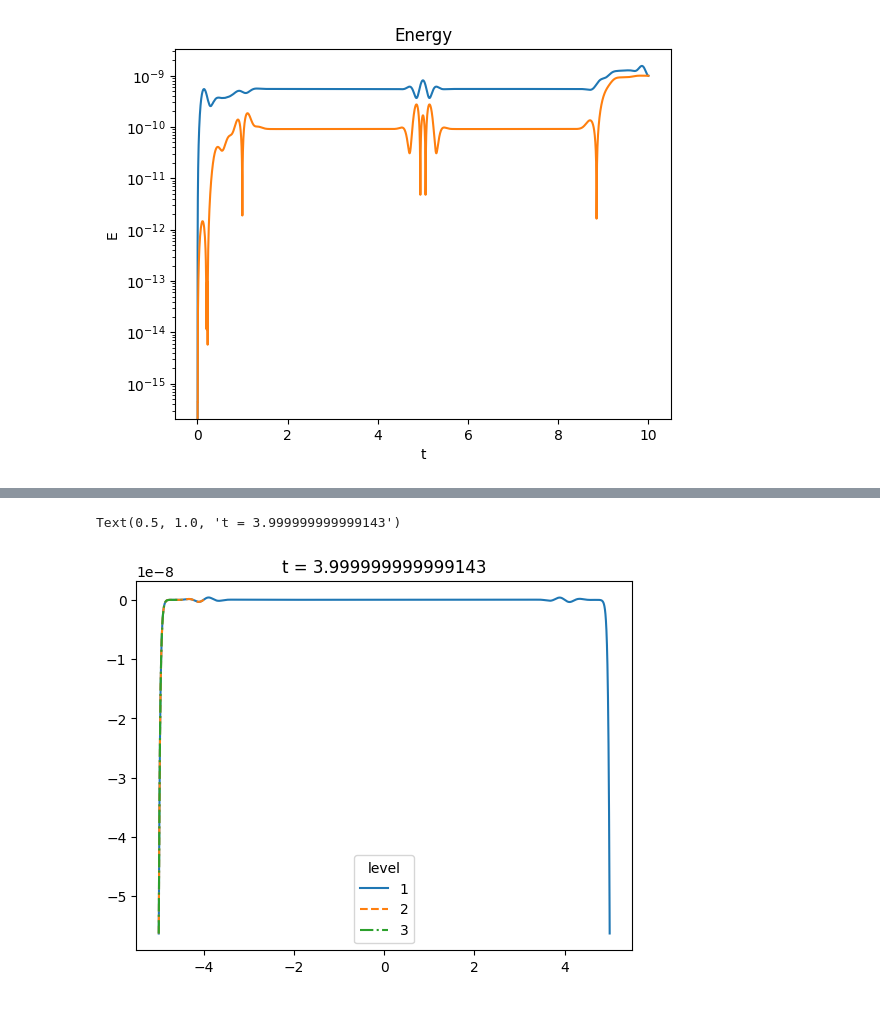
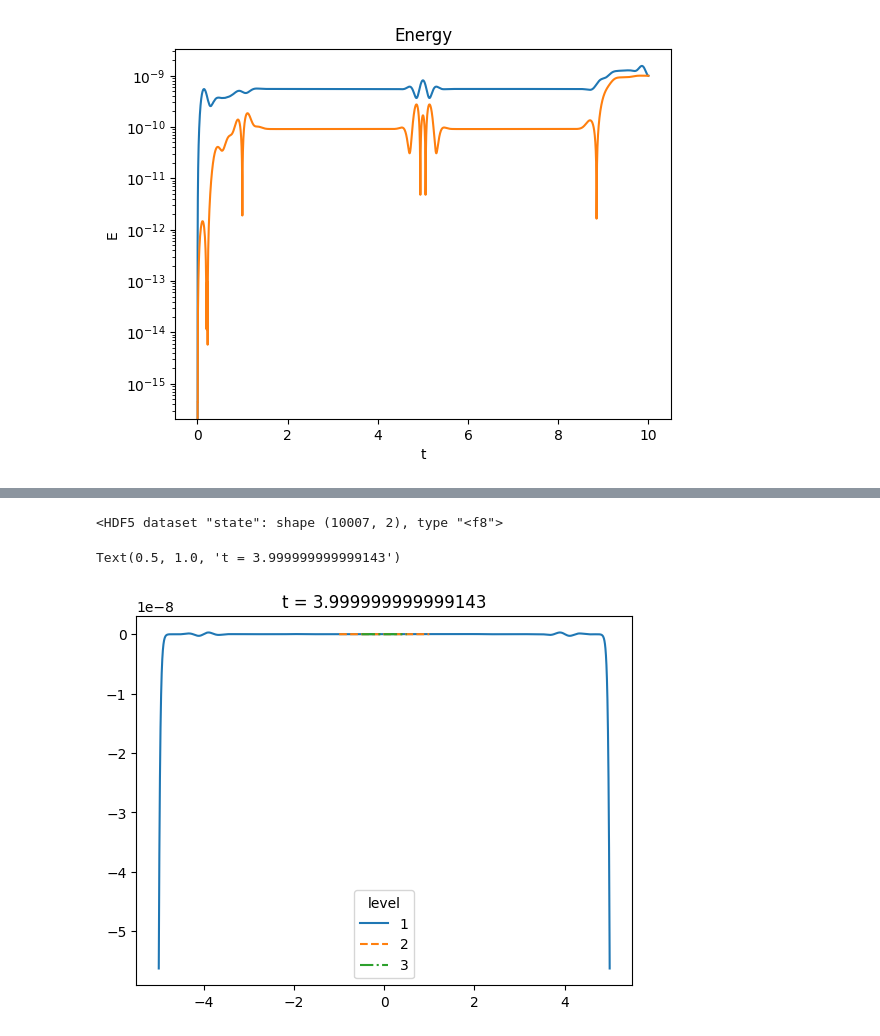
Before and after one commit to AuroraDysis/FixedMeshRefinement.jl, a Jupyter notebook: examples/wave/plot.ipynb, the cells around one changed output, grey strips where cells are left out. Drawn from its saved outputs; the diff is of its cells as text; code cells hidden in the pictures.

```diff
--- a/examples/wave/plot.ipynb
+++ b/examples/wave/plot.ipynb
@@ -17,10 +17,19 @@ plt.show()
 # %% [output]
 [figure]
 # %%
+import glob
 import h5py as h5
-import matplotlib.pyplot as plt
-import numpy as np
-import pandas as pd
+
+csv_folder = "config/data/out_01/csv"
+
+x_files = glob.glob(f"{csv_folder}/x_*.csv")
+num_levels = len(x_files)
+
+x_list = []
+for i in range(num_levels):
+    data = np.loadtxt(f"{csv_folder}/x_0{i+1}.csv")
+    x_list.append(data)
+
 
 h5_folder = "config/data/out_01/data"
 data_index = pd.read_csv(f"{h5_folder}/_index.csv")
@@ -40,11 +49,10 @@ def lpad(x, width):
     return str(x).zfill(width)
 
 
-for l in range(1, max_level + 1):
-    x = file[f"level{lpad(l, 2)}"][f"x"]
+for l in range(1, num_levels + 1):
+    x = x_list[l-1]
     y = np.zeros_like(x)
     y[:] = l
-    print((x[0], x[-1]))
     ax.scatter(
         x,
         y,
@@ -67,24 +72,27 @@ def gaussian(x, t, amp=1.0, sig=0.25, x0=0.0):
     # u(x,t) = (f(x-ct) + f(x+ct))/2 where f is the initial condition
     # For a Gaussian initial condition, this gives:
     return (amp/2) * (np.exp(-((x - x0 - t)/sig)**2) + np.exp(-((x - x0 + t)/sig)**2))
+# %%
+y
+# %% [output]
+<HDF5 dataset "state": shape (10007, 2), type "<f8">
 # %%
-t = file['level01']['t'][:, 0]
 t_target = 4
-tidx = np.argmin(np.abs(t - t_target))
-
+t_target, t_data = get_data(t_target)
+""
 fig, ax = plt.subplots()
 
 linestyles = ["-", "--", "-.", ":"]
 
-for l in range(1, max_level + 1):
-    level = file[f"level{lpad(l, 2)}"]
-    x = level["x"][()]
-    state = level["state"][tidx, :, 0]
-    state_true = gaussian(x, t_target)
-    ax.plot(x, state - state_true, label=f"${l}$", linestyle=linestyles[l-1])
+for l in range(1, num_levels + 1):
+    x = x_list[l-1]
+    level = t_data[f"level{lpad(l, 2)}"]
+    y = t_data[f"level{lpad(l, 2)}"]["state"][:, 0]
+    y_true = gaussian(x, t_target)
+    ax.plot(x, y - y_true, label=f"${l}$", linestyle=linestyles[l-1])
 
 ax.legend(title="level")
-ax.set_title(f"t = {t[tidx]}")
+ax.set_title(f"t = {t_target}")
 # %% [output]
 Text(0.5, 1.0, 't = 3.999999999999143')
-[figure, old version]
+[figure, new version]
```
Also changed, not shown: parts of 2 cells of this notebook.
